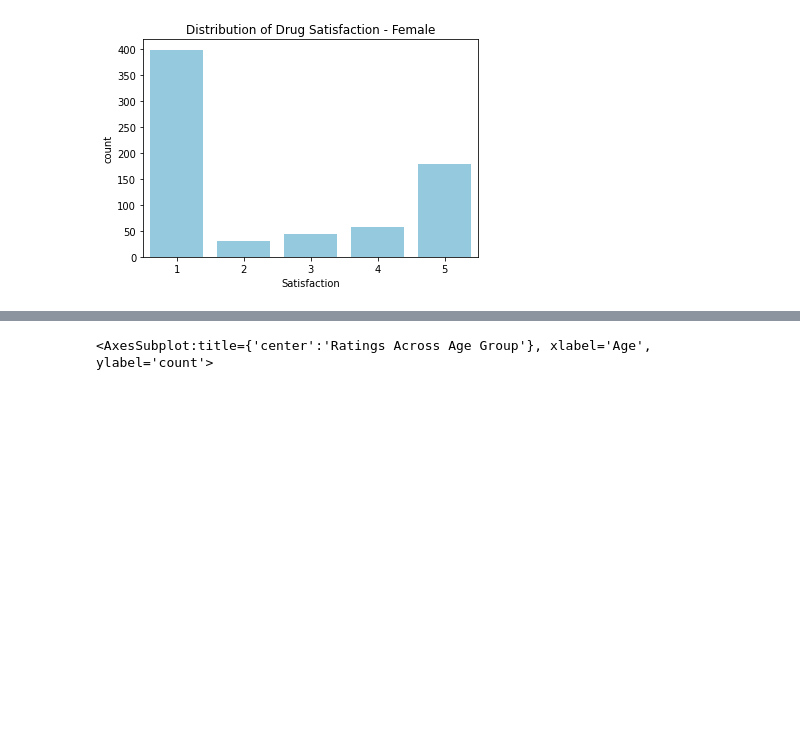
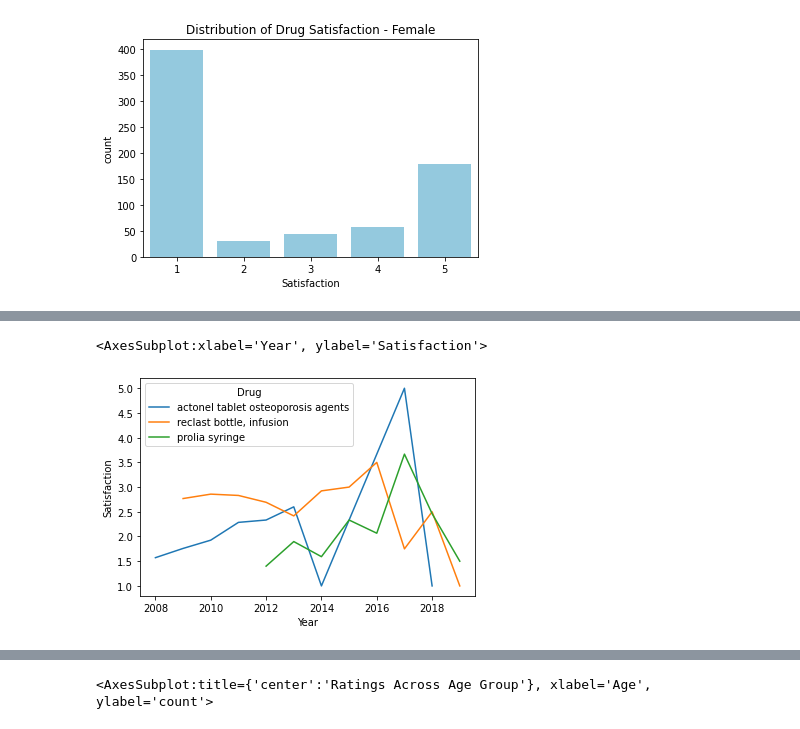
Before and after one commit to woonsupkim/DrugReview, a Jupyter notebook: EDA.ipynb, the cells around one changed output, grey strips where cells are left out. Drawn from its saved outputs; the diff is of its cells as text; code cells hidden in the pictures; blank space fills up the shorter version.

```diff
--- a/EDA.ipynb
+++ b/EDA.ipynb
@@ -155 +167,15 @@ plt.subplots_adjust(left=0.1,
+# %%
+df_drug1 = df_ost.loc[df_ost['Drug'].str.contains("reclast bottle, infusion", case=False)]
+df_drug2 = df_ost.loc[df_ost['Drug'].str.contains("prolia syringe", case=False)]
+df_drug3 = df_ost.loc[df_ost['Drug'].str.contains("actonel tablet osteoporosis agents", case=False)]
+#df_drug4 = df_ost.loc[df_ost['Drug'].str.contains("atelvia", case=False)]
+#df_drug5 = df_ost.loc[df_ost['Drug'].str.contains("actonel 35 mg tablet", case=False)]
+
+
+df_drugs = pd.concat([df_drug1, df_drug2, df_drug3])
+
+sns.lineplot(x = 'Year', y = 'Satisfaction', hue = 'Drug', data=df_drugs.groupby(["Year", "Drug"])["Satisfaction"].mean().reset_index())
+# %% [output]
+<AxesSubplot:xlabel='Year', ylabel='Satisfaction'>
+[figure, added]
 # %%
```
Also changed, not shown: parts of 3 cells of this notebook.
